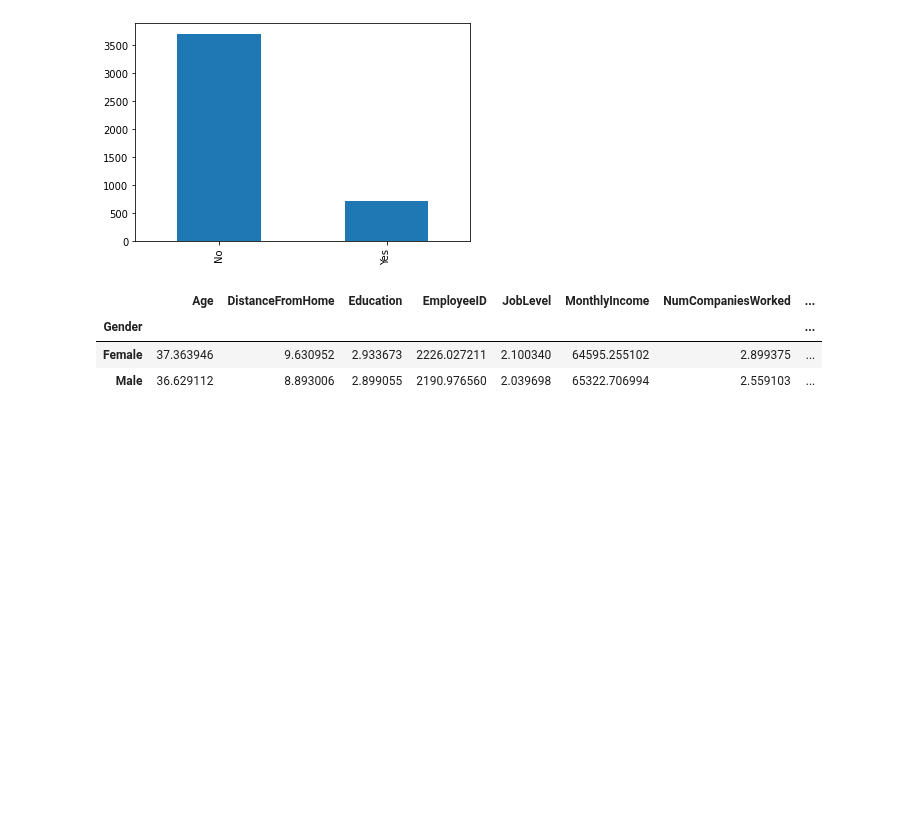
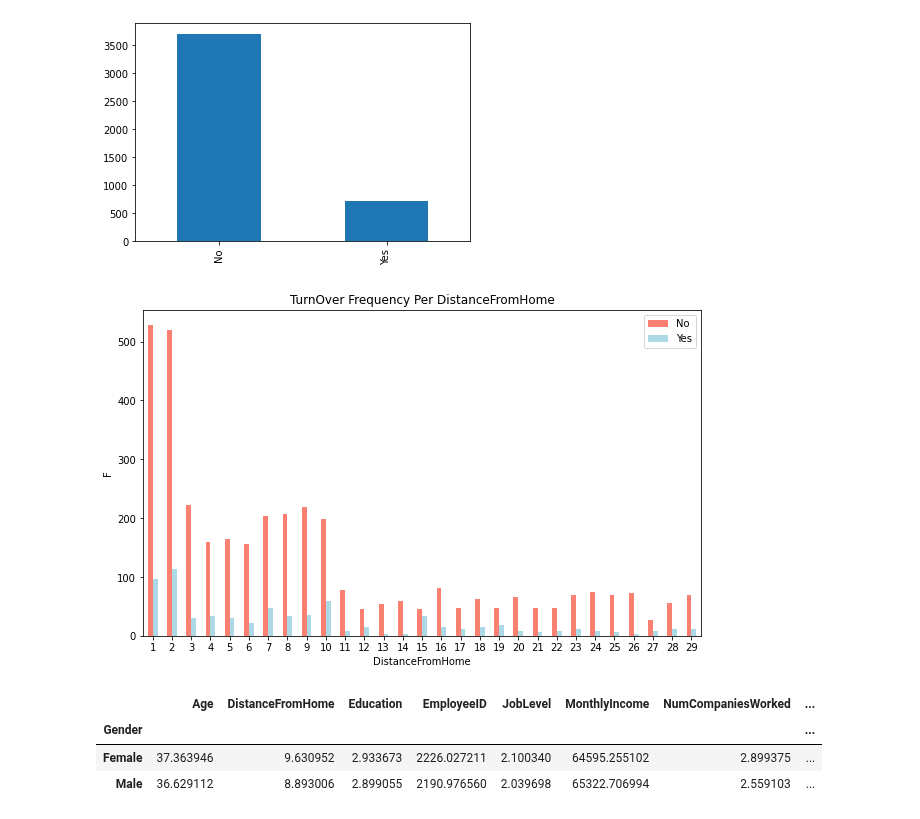
Before and after one commit to Killian-drh/Projet-HR-Analysis, a Jupyter notebook: NT_Projet_IA.ipynb, the cells around one changed output. Saved outputs shown, nothing was run; the diff lists cells and outputs as text; code cells hidden in the pictures; blank space fills up the shorter version.

```diff
--- a/NT_Projet_IA.ipynb
+++ b/NT_Projet_IA.ipynb
@@ -324,6 +324,19 @@ df['Attrition'].value_counts().plot.bar()
 # %% [output]
 <AxesSubplot:>
 [figure]
+# %%
+pd.crosstab(df["DistanceFromHome"], df.Attrition).plot(kind="bar",
+                                       figsize=(10, 6),
+                                       color=["salmon", "lightblue"])
+
+# Plotter les graphes
+plt.title(f"TurnOver Frequency Per DistanceFromHome")
+plt.xlabel("DistanceFromHome")
+plt.ylabel("F")
+plt.legend(["No", "Yes"])
+plt.xticks(rotation=0);
+# %% [output]
+[figure, added]
 # %%
 df.groupby(['Gender']).mean()
 # %% [output]
```
Also changed, not shown: parts of 42 cells of this notebook.
